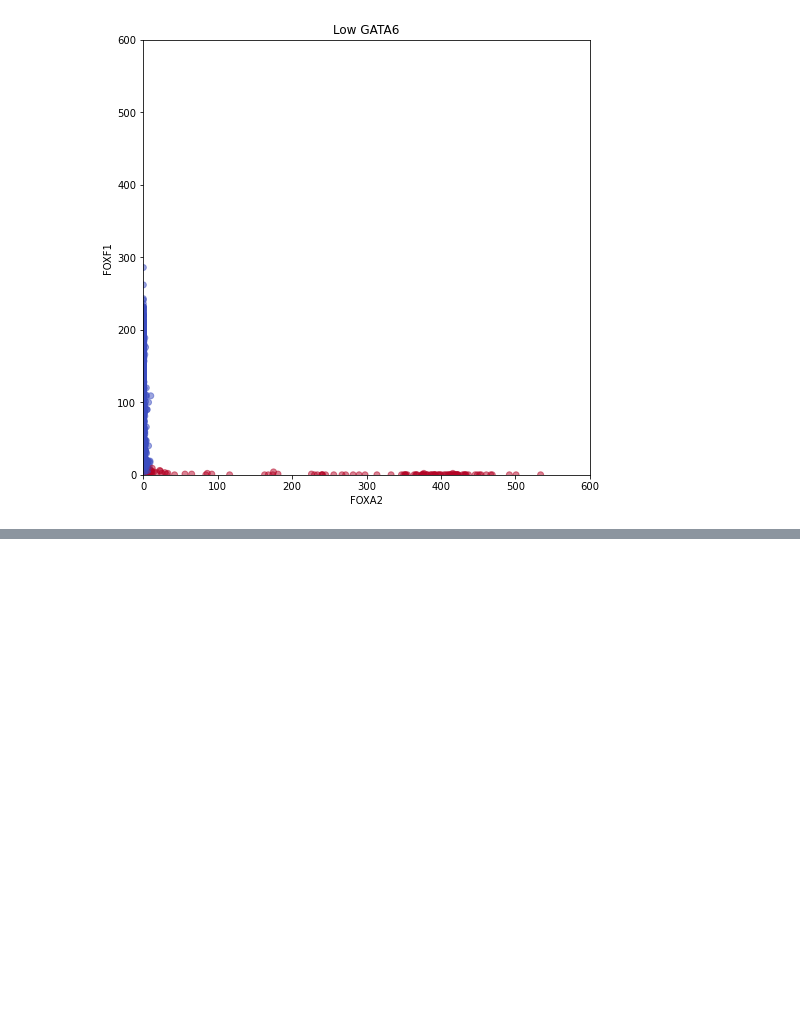
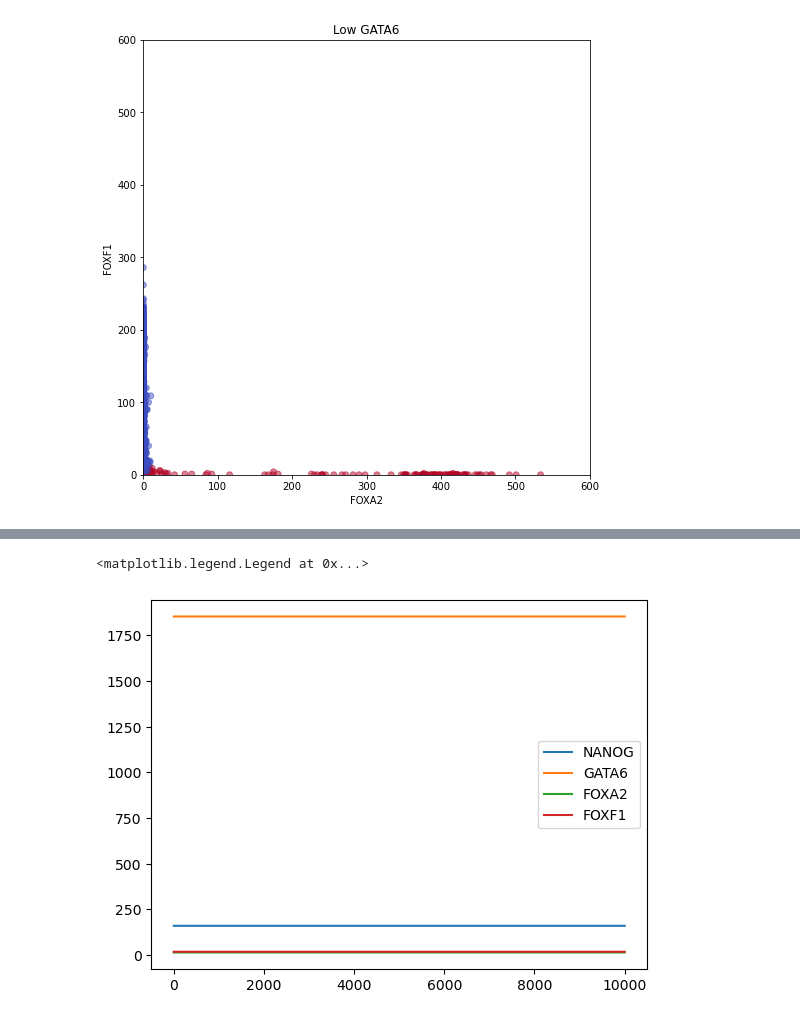
Before and after one commit to ajin40/cdh-gata6-model, a Jupyter notebook: GATA6_mass_action/gata6_response_test.ipynb, the cells around one changed output, grey strips where cells are left out. Drawn from its saved outputs; the diff is of its cells as text; code cells hidden in the pictures; blank space fills up the shorter version.

Commit message:
updated whole stochastic model
updated whole stochastic model

```diff
--- a/GATA6_mass_action/gata6_response_test.ipynb
+++ b/GATA6_mass_action/gata6_response_test.ipynb
@@ -400,3 +398,8 @@ plt.title('Low GATA6')
 # %% [output]
 Text(0.5, 1.0, 'Low GATA6')
 [figure]
+# %%
+import StochasticCNV_complete
+
+test_sim = StochasticCNV_complete.StochasticCNV(initial_dox=100, gata6_copy_number=10)
+ts, states = test_sim.run_tau_leaping(tf=100)
@@ -402,0 +425,11 @@ Text(0.5, 1.0, 'Low GATA6')
+# %%
+from matplotlib import pyplot as plt
+
+plt.plot(ts, states[:, 26])
+plt.plot(ts, states[:, 28])
+plt.plot(ts, states[:, 30])
+plt.plot(ts, states[:, 32])
+plt.legend(['NANOG', 'GATA6', 'FOXA2', 'FOXF1'])
+# %% [output]
+<matplotlib.legend.Legend at 0x...>
+[figure, added]
```
Also changed, not shown: parts of 6 cells of this notebook, 4 other files.
